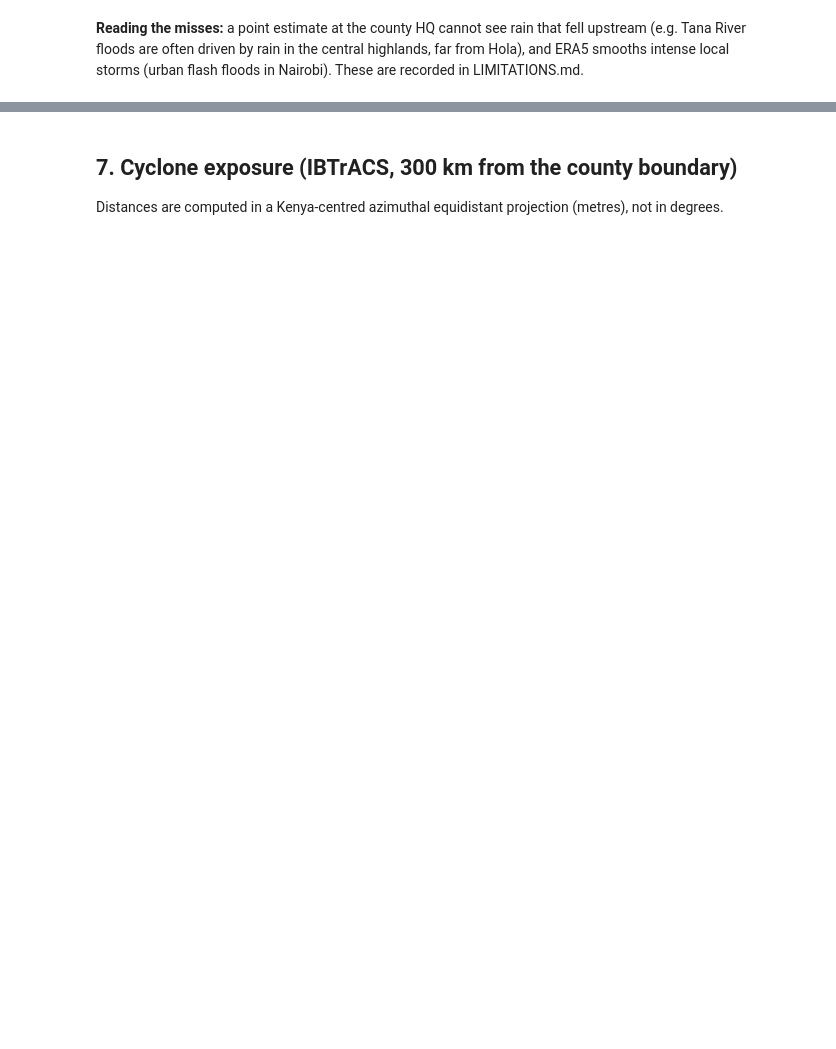
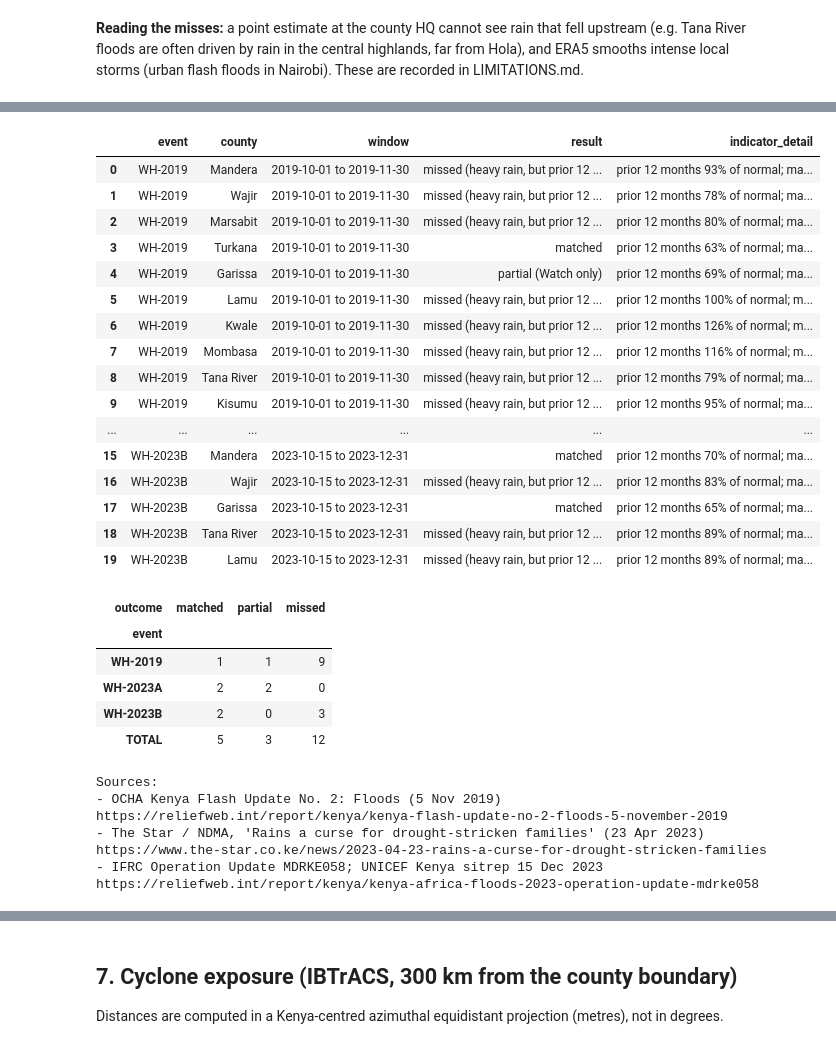
Before and after one commit to MatoloJr/sentinel, a Jupyter notebook: notebooks/01_weather_behavior.ipynb, the cells around one changed output, grey strips where cells are left out. Cells and saved outputs as stored; diff of their text form; code cells hidden in the pictures; blank space fills up the shorter version.

```diff
--- a/notebooks/01_weather_behavior.ipynb
+++ b/notebooks/01_weather_behavior.ipynb
@@ -119,0 +371,37 @@ print("\nSources:"); [print("-", u) for u in val.url.unique()]
+# %%
+wv = csv("whiplash_validation.csv")
+wv["outcome"] = wv.result.str.split(" ").str[0]
+display(wv[["event", "county", "window", "result", "indicator_detail"]])
+counts = wv.groupby("event")["outcome"].value_counts().unstack(fill_value=0).reindex(columns=["matched", "partial", "missed"], fill_value=0)
+counts.loc["TOTAL"] = counts.sum(); display(counts)
+print("Sources:")
+for src, u in wv[["source", "url"]].drop_duplicates().itertuples(index=False):
+    print("-", src, u)
+# %% [output]
+|  | event | county | window | result | indicator_detail |
+| 0 | WH-2019 | Mandera | 2019-10-01 to 2019-11-30 | missed (heavy rain, but prior 12 ... | prior 12 months 93% of normal; ma... |
+| 1 | WH-2019 | Wajir | 2019-10-01 to 2019-11-30 | missed (heavy rain, but prior 12 ... | prior 12 months 78% of normal; ma... |
+| 2 | WH-2019 | Marsabit | 2019-10-01 to 2019-11-30 | missed (heavy rain, but prior 12 ... | prior 12 months 80% of normal; ma... |
+| 3 | WH-2019 | Turkana | 2019-10-01 to 2019-11-30 | matched | prior 12 months 63% of normal; ma... |
+| 4 | WH-2019 | Garissa | 2019-10-01 to 2019-11-30 | partial (Watch only) | prior 12 months 69% of normal; ma... |
+| 5 | WH-2019 | Lamu | 2019-10-01 to 2019-11-30 | missed (heavy rain, but prior 12 ... | prior 12 months 100% of normal; m... |
+| 6 | WH-2019 | Kwale | 2019-10-01 to 2019-11-30 | missed (heavy rain, but prior 12 ... | prior 12 months 126% of normal; m... |
+| 7 | WH-2019 | Mombasa | 2019-10-01 to 2019-11-30 | missed (heavy rain, but prior 12 ... | prior 12 months 116% of normal; m... |
+| 8 | WH-2019 | Tana River | 2019-10-01 to 2019-11-30 | missed (heavy rain, but prior 12 ... | prior 12 months 79% of normal; ma... |
+| 9 | WH-2019 | Kisumu | 2019-10-01 to 2019-11-30 | missed (heavy rain, but prior 12 ... | prior 12 months 95% of normal; ma... |
+| ... | ... | ... | ... | ... | ... |
+| 15 | WH-2023B | Mandera | 2023-10-15 to 2023-12-31 | matched | prior 12 months 70% of normal; ma... |
+| 16 | WH-2023B | Wajir | 2023-10-15 to 2023-12-31 | missed (heavy rain, but prior 12 ... | prior 12 months 83% of normal; ma... |
+| 17 | WH-2023B | Garissa | 2023-10-15 to 2023-12-31 | matched | prior 12 months 65% of normal; ma... |
+| 18 | WH-2023B | Tana River | 2023-10-15 to 2023-12-31 | missed (heavy rain, but prior 12 ... | prior 12 months 89% of normal; ma... |
+| 19 | WH-2023B | Lamu | 2023-10-15 to 2023-12-31 | missed (heavy rain, but prior 12 ... | prior 12 months 89% of normal; ma... |
+| outcome | matched | partial | missed |
+| event |  |  |  |
+| WH-2019 | 1 | 1 | 9 |
+| WH-2023A | 2 | 2 | 0 |
+| WH-2023B | 2 | 0 | 3 |
+| TOTAL | 5 | 3 | 12 |
+Sources:
+- OCHA Kenya Flash Update No. 2: Floods (5 Nov 2019) https://reliefweb.int/report/kenya/kenya-flash-update-no-2-floods-5-november-2019
+- The Star / NDMA, 'Rains a curse for drought-stricken families' (23 Apr 2023) https://www.the-star.co.ke/news/2023-04-23-rains-a-curse-for-drought-stricken-families
+- IFRC Operation Update MDRKE058; UNICEF Kenya sitrep 15 Dec 2023 https://reliefweb.int/report/kenya/kenya-africa-floods-2023-operation-update-mdrke058
```
Also changed, not shown: parts of 25 cells of this notebook, 2 other files.
